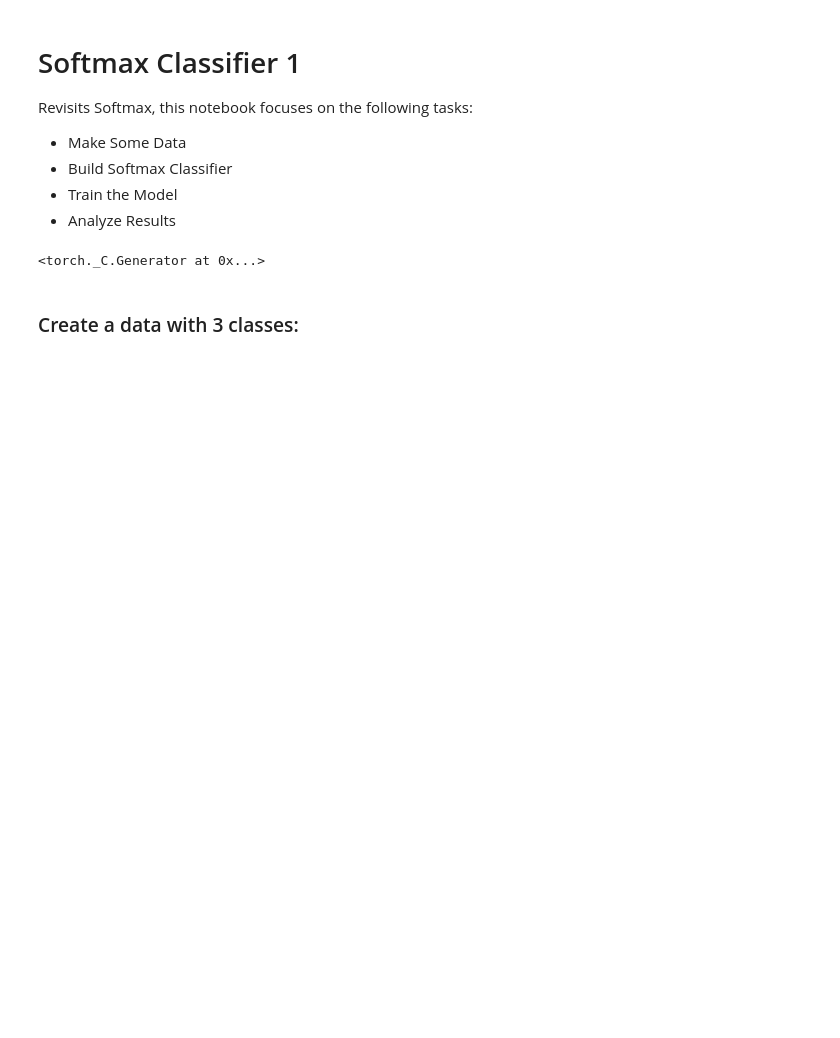
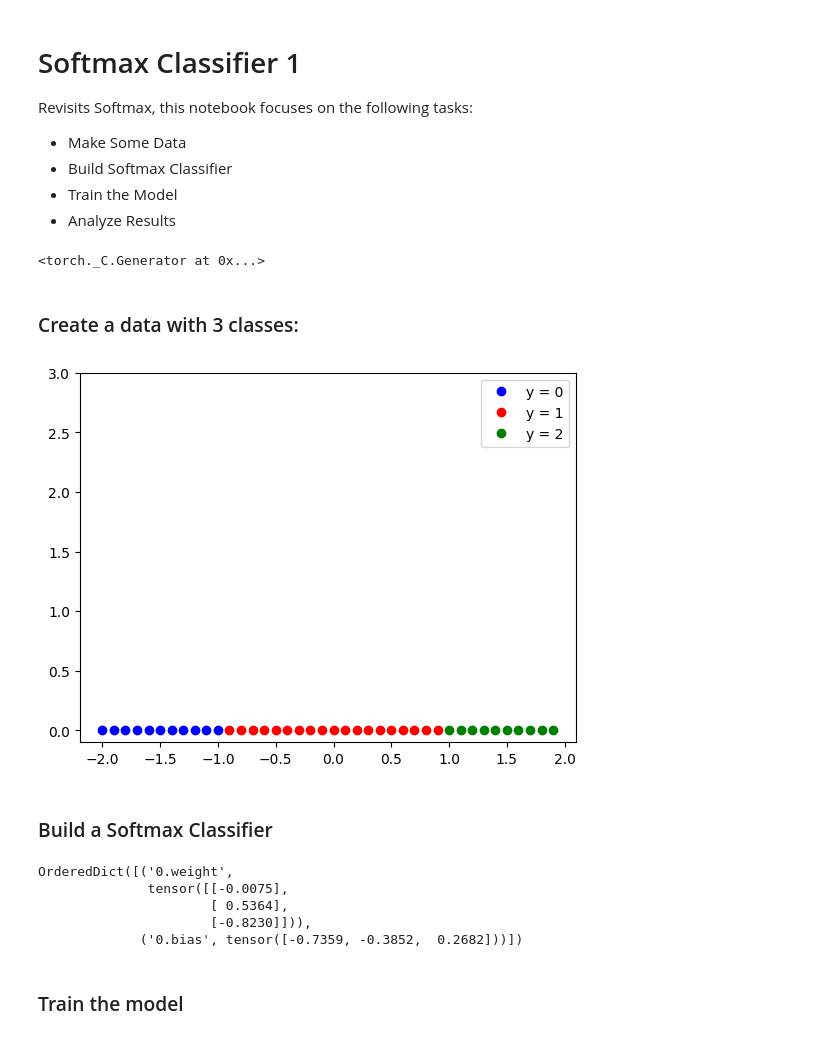
Before and after one commit to AjBorbzz/DataScience_AI_ML, a Jupyter notebook: PyTorch/IBM_Pytorch/DeepLearning_with_Pytorch/softmax_classifier1.ipynb, the cells around one changed output. Saved outputs shown, nothing was run; the diff lists cells and outputs as text; code cells hidden in the pictures; blank space fills up the shorter version.

```diff
--- a/PyTorch/IBM_Pytorch/DeepLearning_with_Pytorch/softmax_classifier1.ipynb
+++ b/PyTorch/IBM_Pytorch/DeepLearning_with_Pytorch/softmax_classifier1.ipynb
@@ -72,3 +72,22 @@ class Data(Dataset):
     # Get Length
     def __len__(self):
         return self.len
+# %%
+data_set = Data()
+data_set.x
+plot_data(data_set)
+# %% [output]
+[figure, added]
+# %% [markdown]
+### Build a Softmax Classifier
+# %%
+model = nn.Sequential(nn.Linear(1, 3))
+model.state_dict()
+# %% [output]
+OrderedDict([('0.weight',
+              tensor([[-0.0075],
+                      [ 0.5364],
+                      [-0.8230]])),
+             ('0.bias', tensor([-0.7359, -0.3852,  0.2682]))])
+# %% [markdown]
+### Train the model
```
Also changed, not shown: parts of 3 cells of this notebook.
